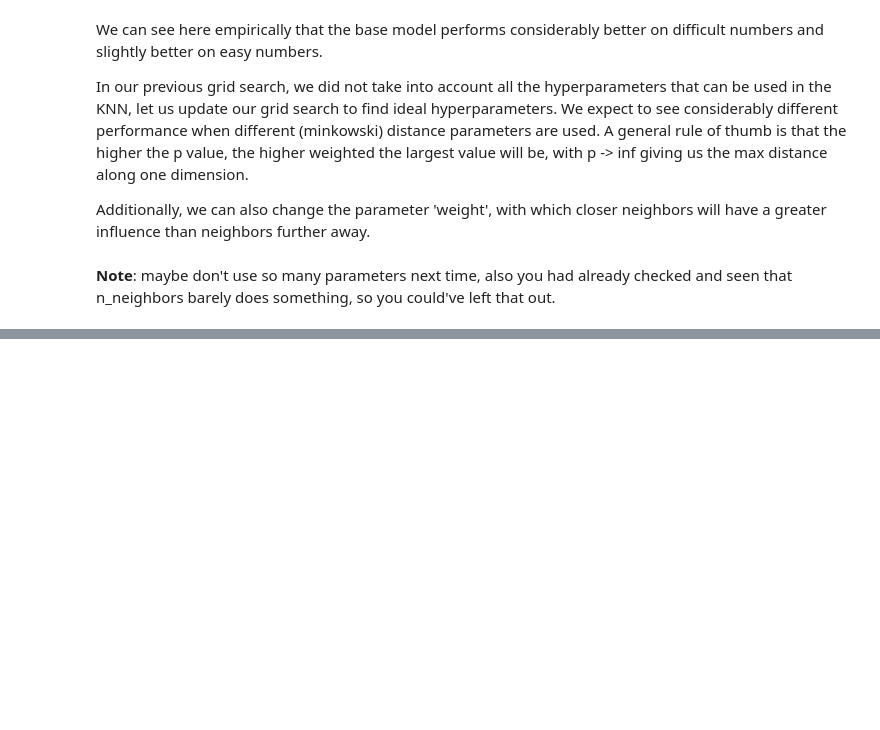
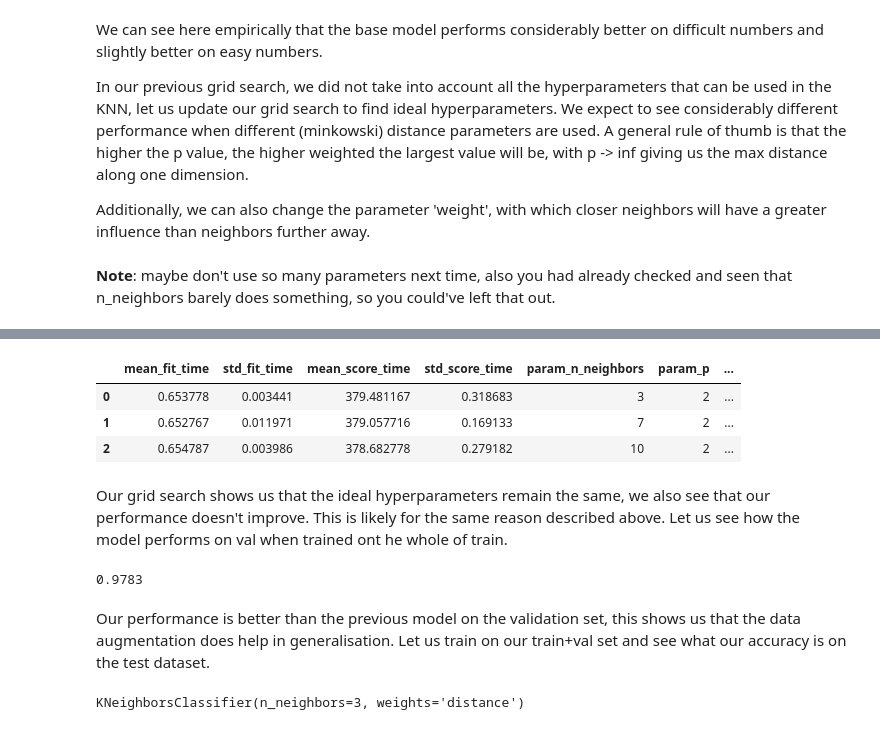
Before and after one commit to Kena-Njonge/HandsOnML, a Jupyter notebook: Chapter 3/MNISTClassifier.ipynb, the cells around one changed output, grey strips where cells are left out. Drawn from its saved outputs; the diff is of its cells as text; code cells hidden in the pictures; blank space fills up the shorter version.

Commit message:
Added MNIST classifier with Image shifting

```diff
--- a/Chapter 3/MNISTClassifier.ipynb
+++ b/Chapter 3/MNISTClassifier.ipynb
@@ -359,0 +540,32 @@ Higher accuracy, eureka! But does this behaviour generise to the train set witho
+# %%
+def shift_image(image: np.ndarray, x_direction=None, y_direction=None) -> np.ndarray:
+    '''Using np.roll, should be more optimized'''
+    image = image.reshape(28, 28)
+
+    if x_direction:
+        # Shift horizontally (left/right): axis=1
+        image = np.roll(image, shift=x_direction, axis=1)
+
+    if y_direction:
+        # Shift vertically (up/down): axis=0
+        image = np.roll(image, shift=y_direction, axis=0)
+
+    return image.reshape(784,)
+# %%
+X_augmented = []
+y_augmented = []
+
+for i,n in enumerate(X_train):
+    X_augmented.append(X_train[i])
+    y_augmented.append(y_train[i])
+
+    for dx,dy in [(1,0),(0,1),(-1,0),(0,-1)]:
+        X_augmented.append(shift_image(n,x_direction=dx,y_direction=dy))
+        y_augmented.append(y_train[i])
+
+X_train_shift = np.array(X_augmented)
+y_train_shift = np.array(y_augmented)
+# %%
+knn_clf_shift = KNeighborsClassifier(n_neighbors=3,p=2,weights='distance')
+knn_clf_shift.fit(X_train_shift, y_train_shift)
+y_pred_shift = cross_val_predict(knn_clf_shift,X_train_shift, y_train_shift,cv=3,method='predict')
@@ -359,0 +582,15 @@ Higher accuracy, eureka! But does this behaviour generise to the train set witho
+# %%
+# This cell will run for very long, I think about an hour!!!!!!!!
+grid_parameters = {'n_neighbors':[3,7,10],'p':[2],'weights':['distance']}
+
+cv_shift = GridSearchCV(knn_clf_shift,param_grid = grid_parameters,cv=3)
+cv_shift_results= cv_shift.fit(X_train_shift,y_train_shift).cv_results_
+cv_shift_df = pd.DataFrame(cv_shift_results)
+cv_shift_df.sort_values(by='rank_test_score', ascending=True)
+# %% [output]
+|  | mean_fit_time | std_fit_time | mean_score_time | std_score_time | param_n_neighbors | param_p | ... |
+| 0 | 0.653778 | 0.003441 | 379.481167 | 0.318683 | 3 | 2 | ... |
+| 1 | 0.652767 | 0.011971 | 379.057716 | 0.169133 | 7 | 2 | ... |
+| 2 | 0.654787 | 0.003986 | 378.682778 | 0.279182 | 10 | 2 | ... |
+# %% [markdown]
+Our grid search shows us that the ideal hyperparameters remain the same, we also see that our performance doesn't improve. This is likely for the same reason described above. Let us see how the model performs on val when trained ont he whole of train.
@@ -359,0 +600,27 @@ Higher accuracy, eureka! But does this behaviour generise to the train set witho
+# %%
+print(accuracy)
+# %% [output]
+0.9783
+# %% [markdown]
+Our performance is better than the previous model on the validation set, this shows us that the data augmentation does help in generalisation. Let us train on our train+val set and see what our accuracy is on the test dataset.
+# %%
+X_val_augmented = []
+y_val_augmented = []
+
+for i,n in enumerate(X_val):
+    X_val_augmented.append(X_val[i])
+    y_val_augmented.append(y_val[i])
+
+    for dx,dy in [(1,0),(0,1),(-1,0),(0,-1)]:
+        X_val_augmented.append(shift_image(n,x_direction=dx,y_direction=dy))
+        y_val_augmented.append(y_val[i])
+
+X_val_shift = np.array(X_val_augmented)
+y_val_shift = np.array(y_val_augmented)
+
+
+X_train_val_shift = np.vstack((X_train_shift,X_val_shift))
+y_train_val_shift = np.concatenate((y_train_shift,y_val_shift), axis =0)
+knn_clf_shift.fit(X_train_val_shift, y_train_val_shift)
+# %% [output]
+KNeighborsClassifier(n_neighbors=3, weights='distance')
```
Also changed, not shown: parts of 33 cells of this notebook.
